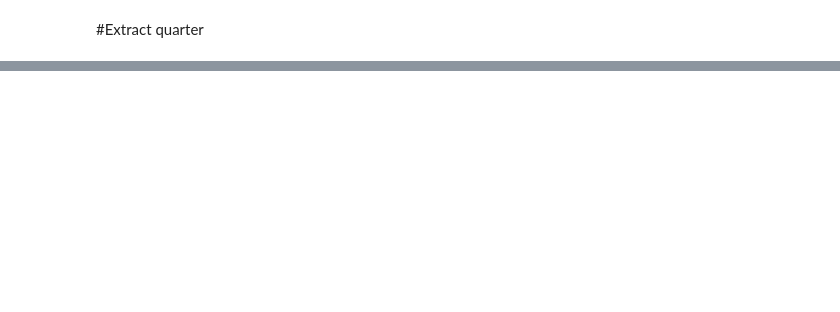
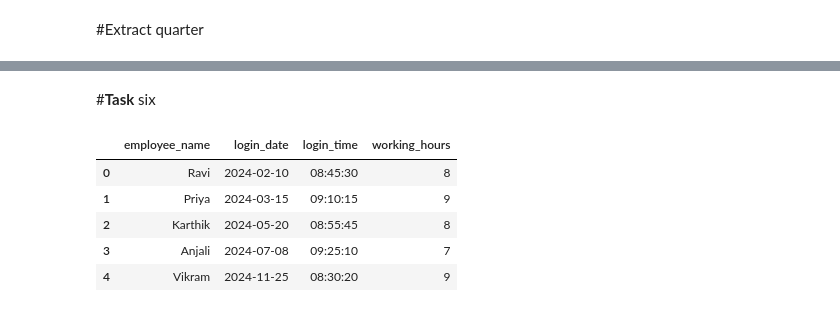
Before and after one commit to Varalakshmi-skab/datasciencelearning, a Jupyter notebook: date_time_handling.ipynb, the cells around one changed output, grey strips where cells are left out. Cells and saved outputs as stored; diff of their text form; code cells hidden in the pictures; blank space fills up the shorter version.

```diff
--- a/date_time_handling.ipynb
+++ b/date_time_handling.ipynb
@@ -109,0 +167,12 @@ df
+# %% [markdown]
+#**Task** six
+# %%
+df=pd.read_csv("/content/employee_attendance (1).csv")
+df
+# %% [output]
+|  | employee_name | login_date | login_time | working_hours |
+| 0 | Ravi | 2024-02-10 | 08:45:30 | 8 |
+| 1 | Priya | 2024-03-15 | 09:10:15 | 9 |
+| 2 | Karthik | 2024-05-20 | 08:55:45 | 8 |
+| 3 | Anjali | 2024-07-08 | 09:25:10 | 7 |
+| 4 | Vikram | 2024-11-25 | 08:30:20 | 9 |
```
Also changed, not shown: parts of 17 cells of this notebook.
